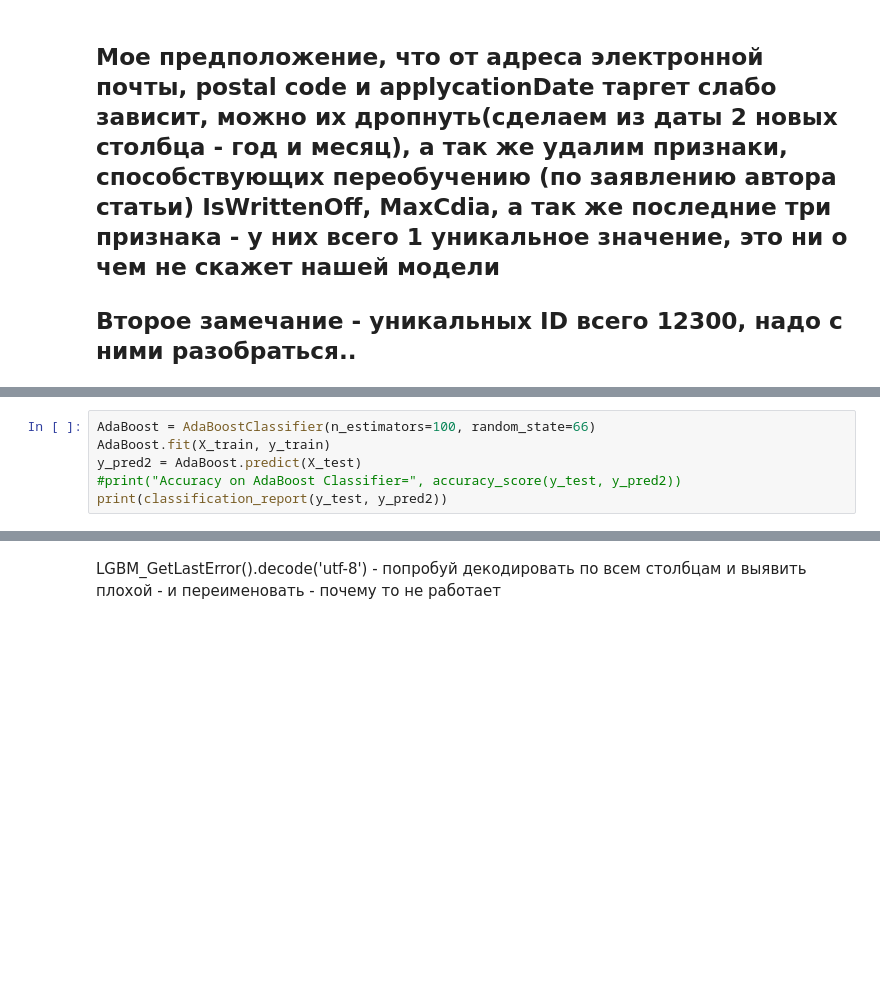
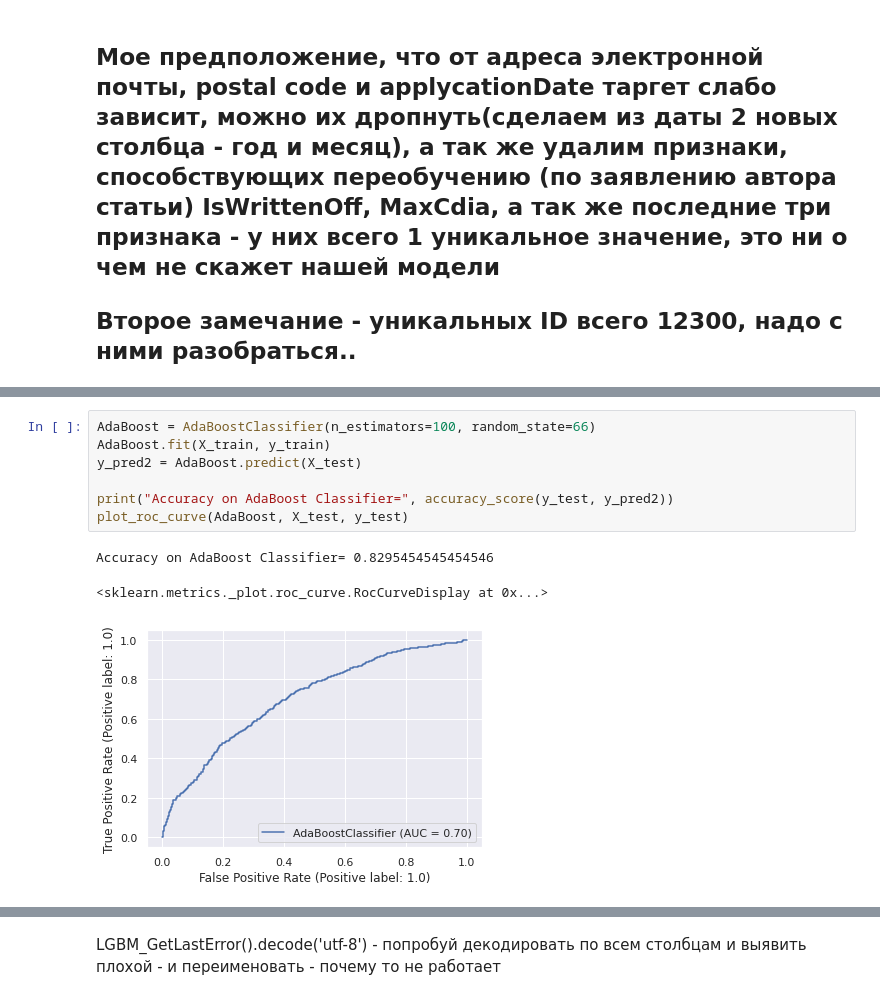
Before and after one commit to surkovvv/loan_default_prediction, a Jupyter notebook: LoanDefaultPrediction.ipynb, the cells around one changed output, grey strips where cells are left out. Saved outputs shown, nothing was run; the diff lists cells and outputs as text; blank space fills up the shorter version.

```diff
--- a/LoanDefaultPrediction.ipynb
+++ b/LoanDefaultPrediction.ipynb
@@ -338,9 +404,14 @@ print(classification_report(y_test, y_pred_g))
 # %%
 AdaBoost = AdaBoostClassifier(n_estimators=100, random_state=66)
 AdaBoost.fit(X_train, y_train)
 y_pred2 = AdaBoost.predict(X_test)
-#print("Accuracy on AdaBoost Classifier=", accuracy_score(y_test, y_pred2))
-print(classification_report(y_test, y_pred2))
+
+print("Accuracy on AdaBoost Classifier=", accuracy_score(y_test, y_pred2))
+plot_roc_curve(AdaBoost, X_test, y_test)
+# %% [output]
+Accuracy on AdaBoost Classifier= 0.8295454545454546
+<sklearn.metrics._plot.roc_curve.RocCurveDisplay at 0x...>
+[figure, added]
 # %%
 GradBoost = GradientBoostingClassifier(n_estimators=100, random_state=66)
 GradBoost.fit(X_train, y_train)
```
Also changed, not shown: parts of 68 cells of this notebook.
